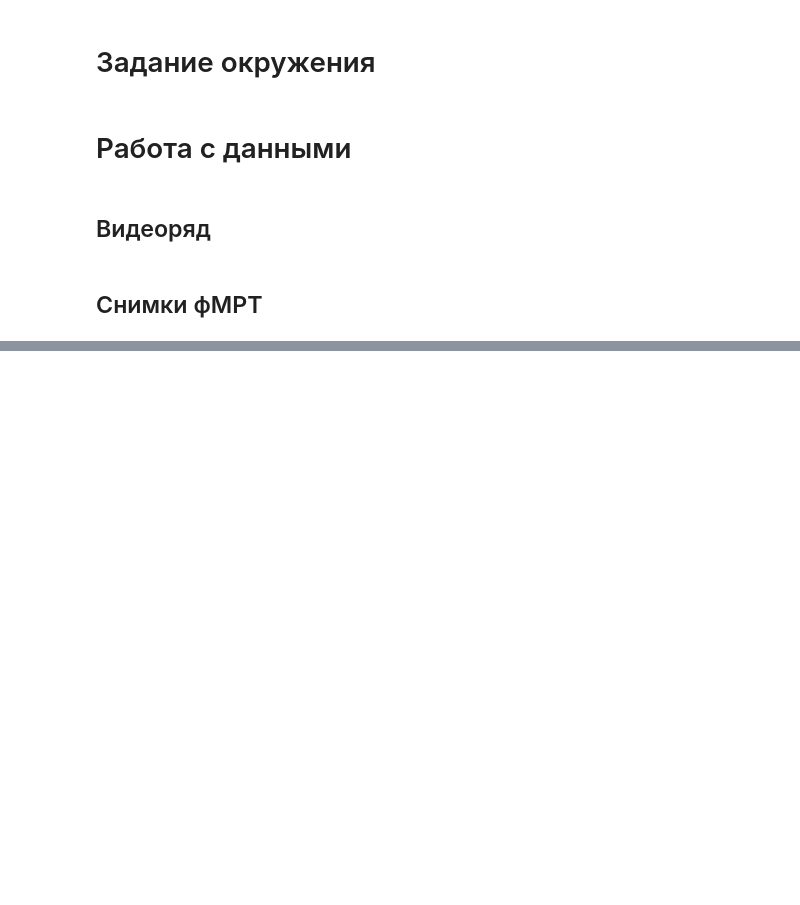
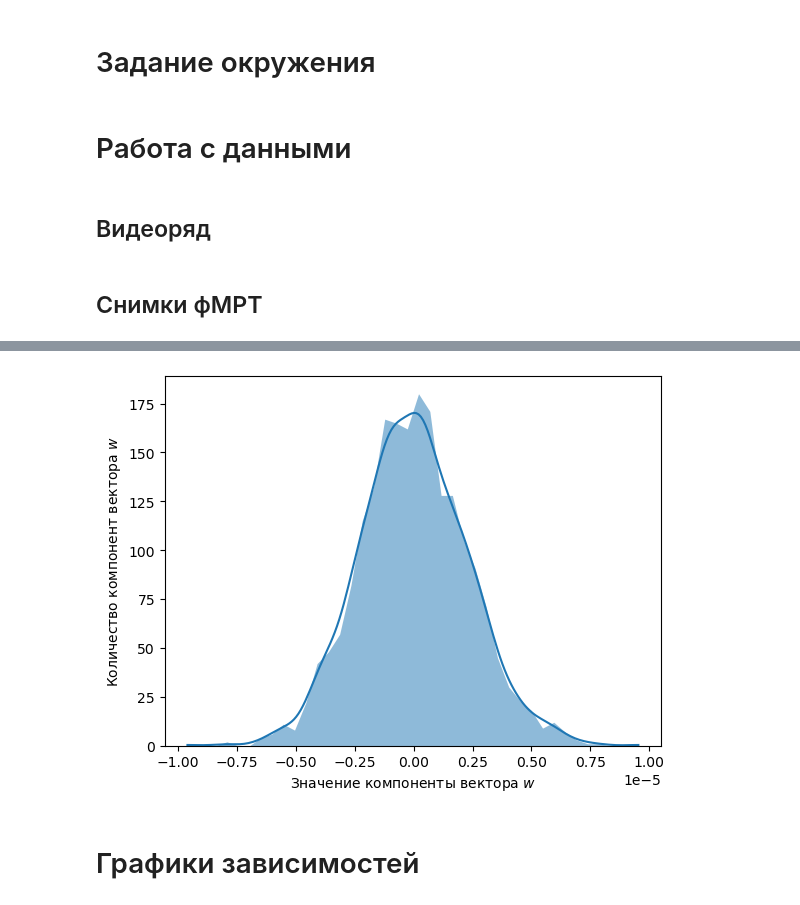
Before and after one commit to intsystems/2023-Project-112, a Jupyter notebook: code/main_experiment/main_new.ipynb, the cells around one changed output, grey strips where cells are left out. Saved outputs shown, nothing was run; the diff lists cells and outputs as text; code cells hidden in the pictures; blank space fills up the shorter version.

```diff
--- a/code/main_experiment/main_new.ipynb
+++ b/code/main_experiment/main_new.ipynb
@@ -400,0 +412,6 @@ class Vizualizer:
+# %%
+vizualizer_delta.show_mean_weight_distribution()
+# %% [output]
+[figure, added]
+# %% [markdown]
+# Графики зависимостей
```
Also changed, not shown: parts of 38 cells of this notebook, 36 other files.
